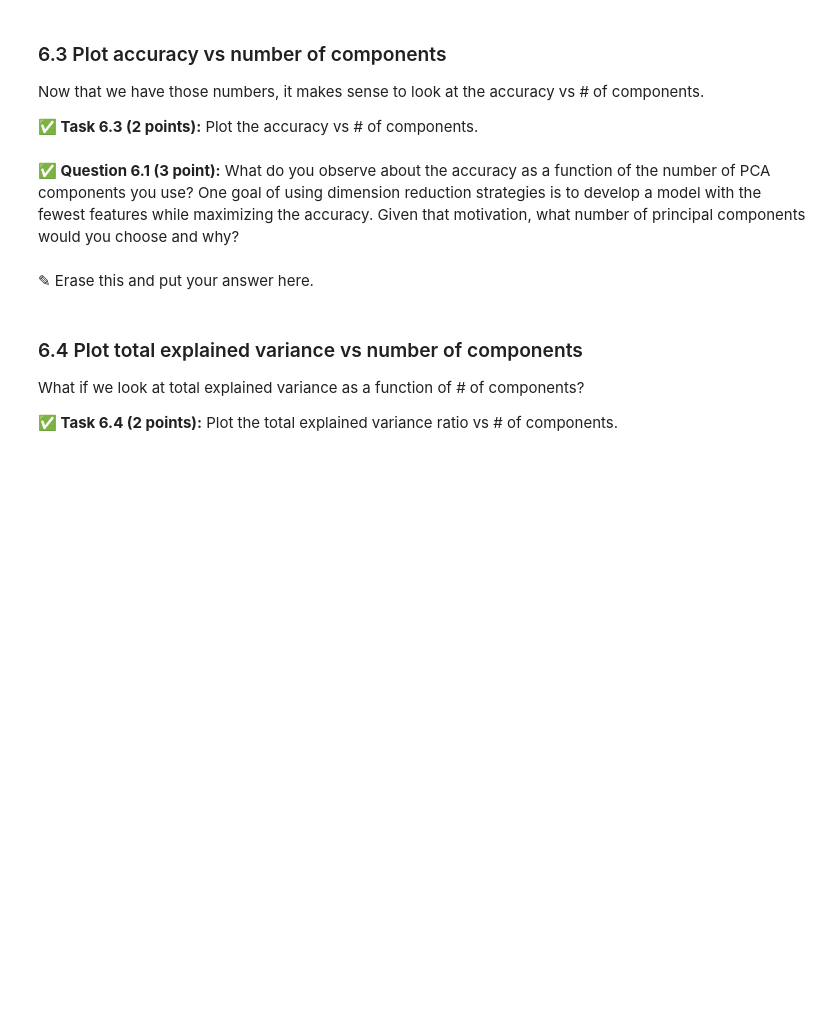
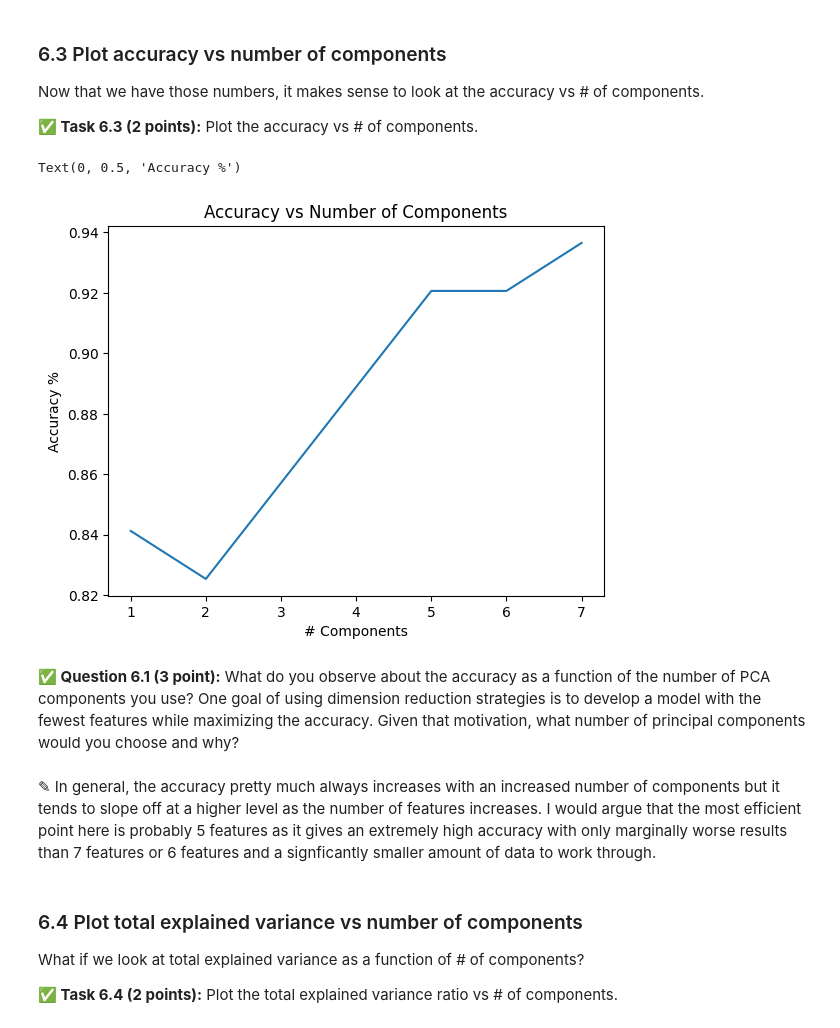
Before and after one commit to astrong100/CMSE202-f24-turnin, a Jupyter notebook: hw-04/HW-04_PerceptronSVMandPCA-STUDENT.ipynb, the cells around one changed output. Saved outputs shown, nothing was run; the diff lists cells and outputs as text; code cells hidden in the pictures; blank space fills up the shorter version.

```diff
--- a/hw-04/HW-04_PerceptronSVMandPCA-STUDENT.ipynb
+++ b/hw-04/HW-04_PerceptronSVMandPCA-STUDENT.ipynb
@@ -445,3 +447,24 @@ and it should **return** the accuracy score for an SVC model fit to pca transfor
+# %%
+# Put your code here
+def pca_model(n, train_vectors, test_vectors, train_label, test_label):
+    pca = PCA(n_components=n, whiten=True)
+    _ = pca.fit(train_vectors)
+    pca_train_vectors = pca.transform(train_vectors)
+    pca_test_vectors = pca.transform(test_vectors)
+
+    exp_var = sum(_.explained_variance_ratio_)
+
+    parameters2 = {'kernel' : ['linear', 'rbf', 'sigmoid'],
+                  'C': [10.0, 50.0, 100.0, 500.0, 1000.0, 5000.0, 10000.0],
+                  'gamma': [0.0005, 0.001, 0.005, 0.01]}
+    svc = svm.SVC()
+    pred_model2 = GridSearchCV(svc, parameters2)
+    pred_model2 = pred_model2.fit(pca_train_vectors, train_labels)
+    print("Best estimator found by grid search:")
+    print(pred_model2.best_estimator_)
+    pred_labels2 = pred_model2.predict(pca_test_vectors)
+    acc = accuracy_score(pred_labels2, test_labels)
+    return acc, exp_var
 # %% [markdown]
 ### 6.2 Compute accuracies
 
@@ -454,0 +476,15 @@ Now that you have created a function that returns the accuracy for a given numbe
+# %%
+# Put your code here
+train_vectors, test_vectors, train_labels, test_labels = train_test_split(features,
+                                                                          labels, test_size=0.30, random_state=12)
+accuracy = []
+number_comp = []
+variance = []
+for n in range(1,8):
+    acc, exp_var = pca_model(n, train_vectors, test_vectors, train_labels, test_labels)
+    print("Feature Number:", n)
+    print("Expected Variance:", exp_var)
+    print("Accuracy:", acc)
+    number_comp.append(n)
+    accuracy.append(acc)
+    variance.append(exp_var)
@@ -463,7 +515,16 @@ Now that we have those numbers, it makes sense to look at the accuracy vs # of c
+# %%
+# Put your code here
+plt.plot(number_comp, accuracy)
+plt.title("Accuracy vs Number of Components")
+plt.xlabel("# Components")
+plt.ylabel("Accuracy %")
+# %% [output]
+Text(0, 0.5, 'Accuracy %')
+[figure, added]
 # %% [markdown]
 **&#9989; Question 6.1 (3 point):** What do you observe about the accuracy as a function of the number of PCA components you use? One goal of using dimension reduction strategies is to develop a model with the fewest features while maximizing the accuracy. Given that motivation, what number of principal components would you choose and why?
-# %% [markdown]
-<font size=+3>&#9998;</font> Erase this and put your answer here.
+# %% [markdown]
+<font size=+3>&#9998;</font> In general, the accuracy pretty much always increases with an increased number of components but it tends to slope off at a higher level as the number of features increases. I would argue that the most efficient point here is probably 5 features as it gives an extremely high accuracy with only marginally worse results than 7 features or 6 features and a signficantly smaller amount of data to work through.
 # %% [markdown]
 ### 6.4 Plot total explained variance vs number of components
 
```
Also changed, not shown: parts of 8 cells of this notebook.
